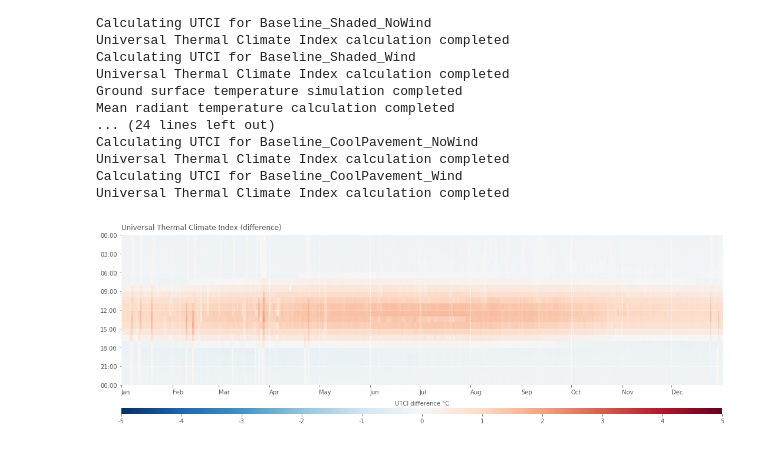
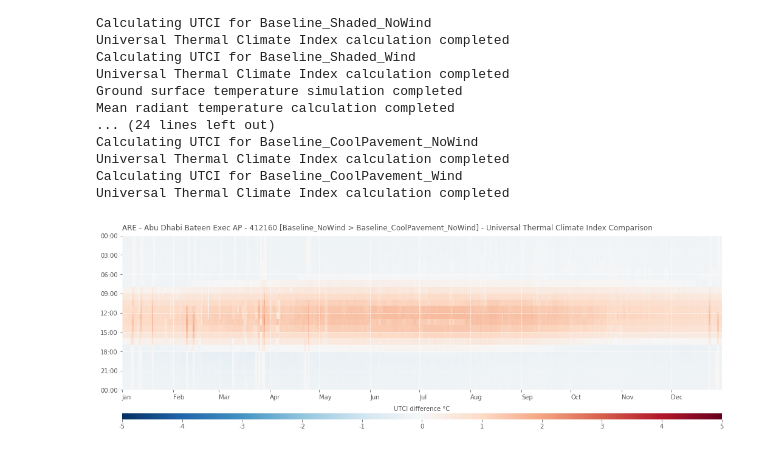
Before and after one commit to mostaphaRoudsari/stunning-spork, a Jupyter notebook: Example.ipynb, the cells around one changed output. Cells and saved outputs as stored; diff of their text form; code cells hidden in the pictures.

Commit message:
Added comparison plot

```diff
--- a/Example.ipynb
+++ b/Example.ipynb
@@ -68,6 +71,7 @@ Calculating UTCI for Baseline_CoolPavement_Wind
 Universal Thermal Climate Index calculation completed
 # %%
 import numpy as np
-plot.heatmap((np.array(utci_dict["Baseline_CoolPavement_NoWind"]) - np.array(utci_dict["Baseline_NoWind"])), plot_type="diff")
+cases = ["Baseline_NoWind", "Baseline_CoolPavement_NoWind"]
+plot.heatmap((np.array(utci_dict[cases[-1]]) - np.array(utci_dict[cases[0]])), plot_type="diff", location_string="{} - {} - {} [{} > {}]".format(e.country, e.city, e.station_id, cases[0], cases[1]))
 # %% [output]
-[figure, old version]
+[figure, new version]
```
Also changed, not shown: parts of 1 cell of this notebook, 3 other files.
